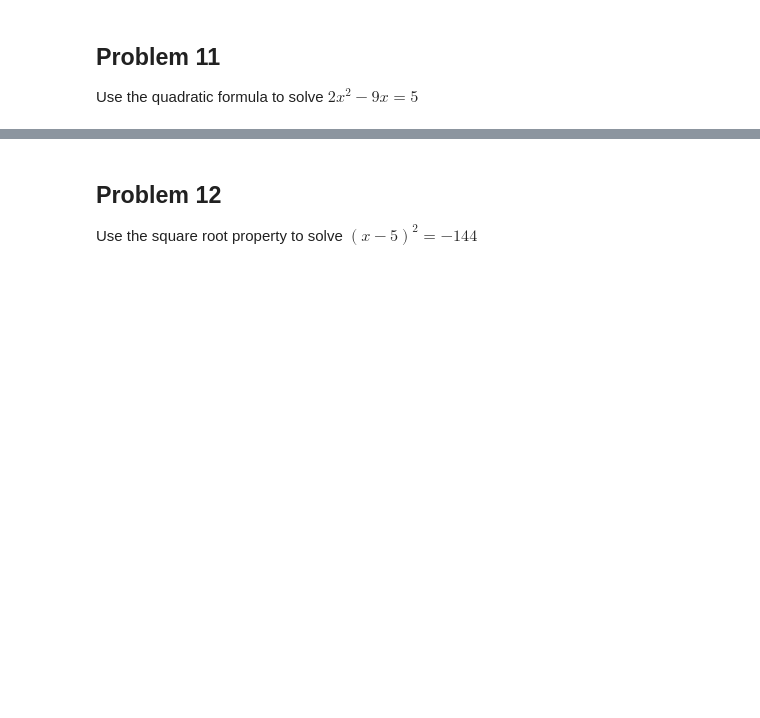
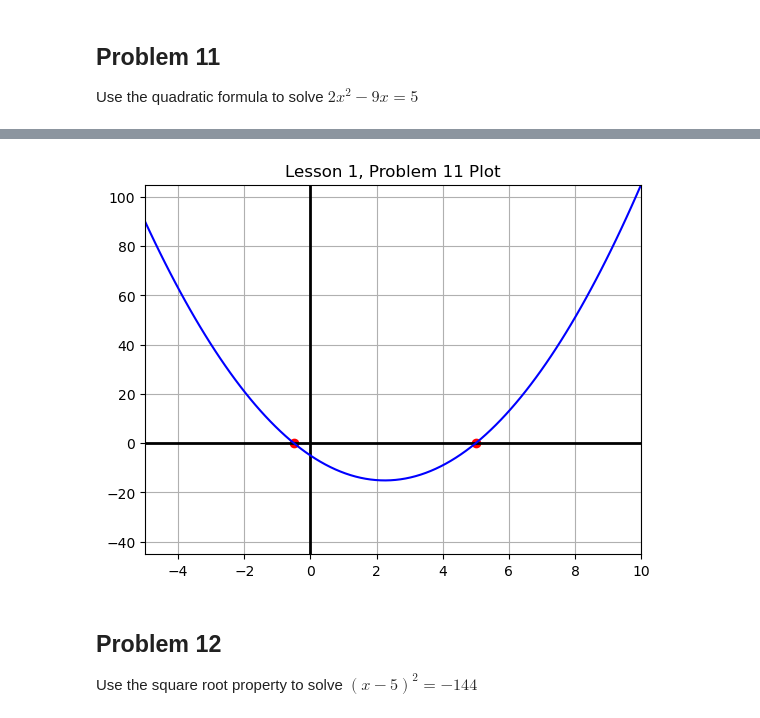
Before and after one commit to ParkerEnsing/Tutoring, a Jupyter notebook: Will_Graham/Lesson_1/Lesson_1.ipynb, the cells around one changed output, grey strips where cells are left out. Saved outputs shown, nothing was run; the diff lists cells and outputs as text; code cells hidden in the pictures; blank space fills up the shorter version.

Commit message:
Adds solutionsfor Will Graham, Lesson 1, Problems 9 - 11 with a partial Problem 12 solution

```diff
--- a/Will_Graham/Lesson_1/Lesson_1.ipynb
+++ b/Will_Graham/Lesson_1/Lesson_1.ipynb
@@ -372,3 +399,28 @@ Use the quadratic formula to solve $2x^2 - 9x = 5$
+# %%
+domain = [-5, 10]
+x = np.linspace(domain[0], domain[1], 100)
+equation = lambda x: 2*x**2 - 9*x - 5
+y = equation(x)
+rng = [y.min() - 30, y.max()]
+
+x_ax = np.linspace(domain[0], domain[1], 100)
+y_ax = np.linspace(rng[0], rng[1], 100)
+
+fig, ax = plt.subplots()
+
+ax.set_title("Lesson 1, Problem 11 Plot")
+
+ax.plot(x_ax, np.zeros(len(x_ax)), linewidth = 2, color = 'k')
+ax.plot(np.zeros(len(y_ax)), y_ax, linewidth = 2, color = 'k')
+ax.plot(x, y, linestyle = '-', color = 'b')
+ax.scatter([-0.5, 5], [0, 0], marker = 'o', color = 'r')
+
+ax.set_xlim(domain)
+ax.set_ylim(rng)
+ax.grid(True)
+plt.show()
+# %% [output]
+[figure, added]
 # %% [markdown]
 ## Problem 12 ##
 Use the square root property to solve $(x - 5)^2 = -144$
```
Also changed, not shown: parts of 10 cells of this notebook.
